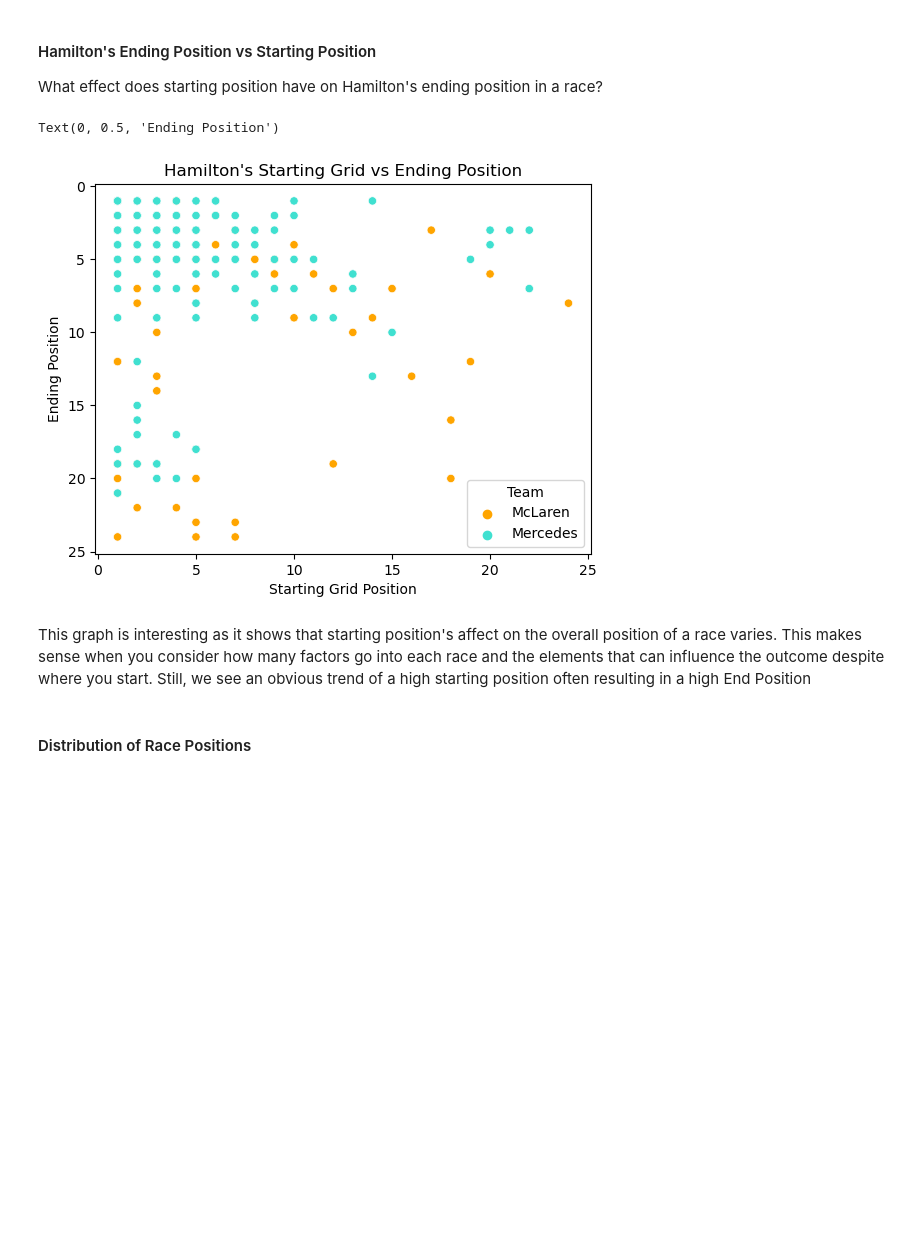
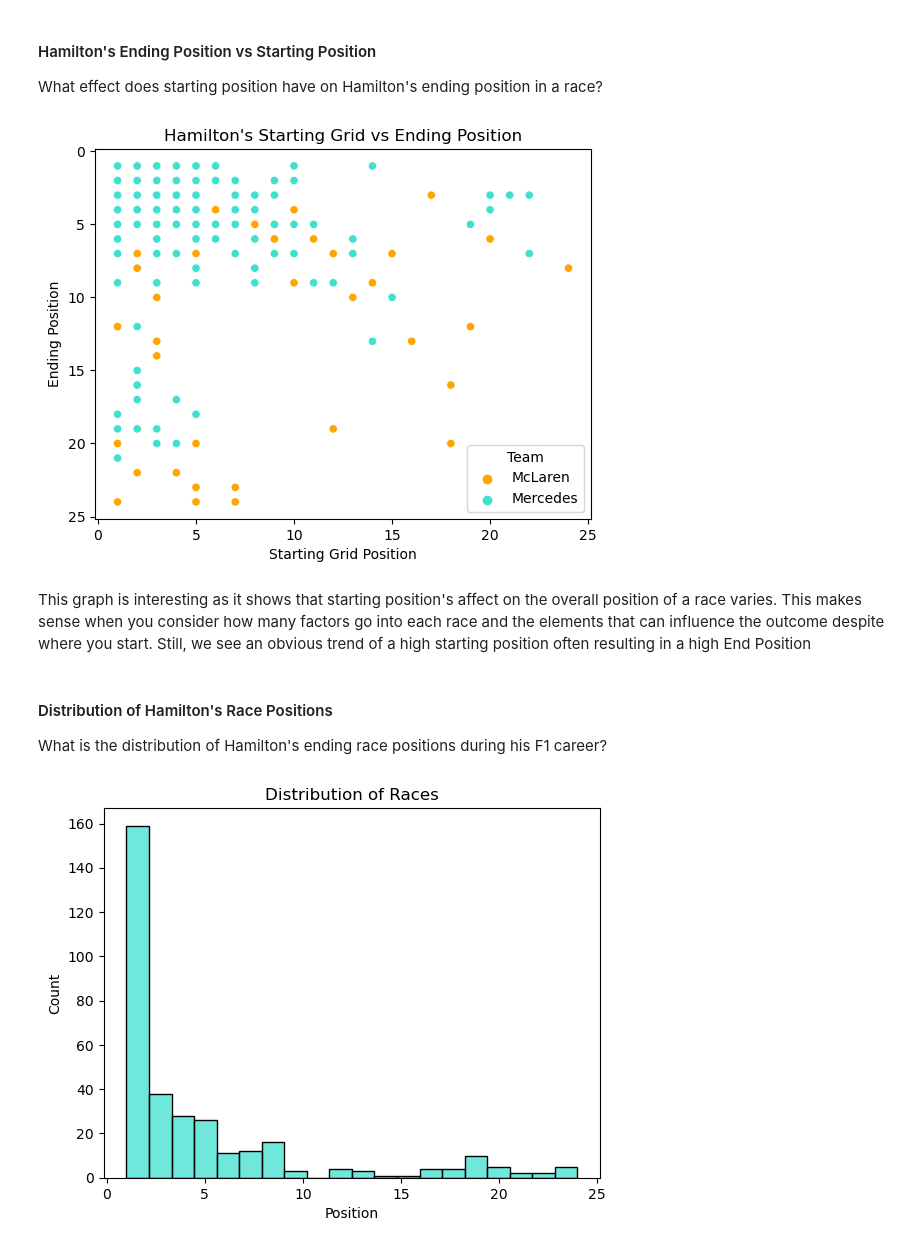
Before and after one commit to jessahal/data-scraping, a Jupyter notebook: f1-test.ipynb, the cells around one changed output. Saved outputs shown, nothing was run; the diff lists cells and outputs as text; code cells hidden in the pictures; blank space fills up the shorter version.

Commit message:
Saved My graphs

```diff
--- a/f1-test.ipynb
+++ b/f1-test.ipynb
@@ -41,7 +41,7 @@ if r.ok:
                     'Position': int(race_stats['position']),
                     'Starting Grid Position': int(race_stats['grid']),
                     'Time': race_stats['Time']['time'] if ('Time' in race_stats and 'time' in race_stats['Time']) else 'NA', # Time is filled in as NA if not recorded- Represents a non-finished race
-                    'Avg Speed': float(race_stats['FastestLap']['AverageSpeed']['speed']) if ('FastestLap' in race_stats and 'AverageSpeed' in race_stats['FastestLap'] and 'speed' in race_stats['FastestLap']['AverageSpeed']) else 'NA'}
+                    'Avg Speed': float(race_stats['FastestLap']['AverageSpeed']['speed']) if ('FastestLap' in race_stats and 'AverageSpeed' in race_stats['FastestLap'] and 'speed' in race_stats['FastestLap']['AverageSpeed']) else 0}
         # Avg Speed is marked as NA if there was not an average speed recorded for that race
         ham_data.append(ham_list)
     ham_df = pd.DataFrame(ham_data)
@@ -76,13 +77,20 @@ sns.scatterplot(data = ham_df, x = "Starting Grid Position", y = 'Position', hue
 # Flip the y-axis so higher positions are at the top
 plt.gca().invert_yaxis()
 plt.title("Hamilton's Starting Grid vs Ending Position")
-plt.ylabel("Ending Position")
+plt.ylabel("Ending Position");
+
+plt.savefig("Hamilton_position.png")
 # %% [output]
-Text(0, 0.5, 'Ending Position')
 [figure]
 # %% [markdown]
 This graph is interesting as it shows that starting position's affect on the overall position of a race varies. This makes sense when you consider how many factors go into each race and the elements that can influence the outcome despite where you start. Still, we see an obvious trend of a high starting position often resulting in a high End Position
 # %% [markdown]
-#### Distribution of Race Positions
+#### Distribution of Hamilton's Race Positions
+What is the distribution of Hamilton's ending race positions during his F1 career?
 # %%
-sns.histplot(data = ham_df, x = "")
+sns.histplot(data = ham_df, x = "Position", color = "turquoise")
+plt.title("Distribution of Races")
+
+plt.savefig("Hamilton_race_dist.png")
+# %% [output]
+[figure, added]
```
Also changed, not shown: parts of 3 cells of this notebook, 4 other files.
